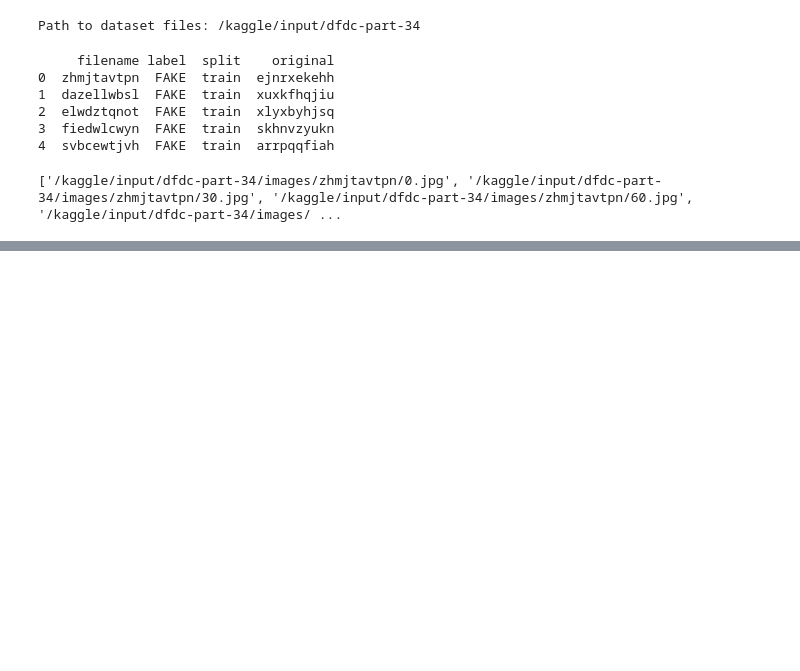
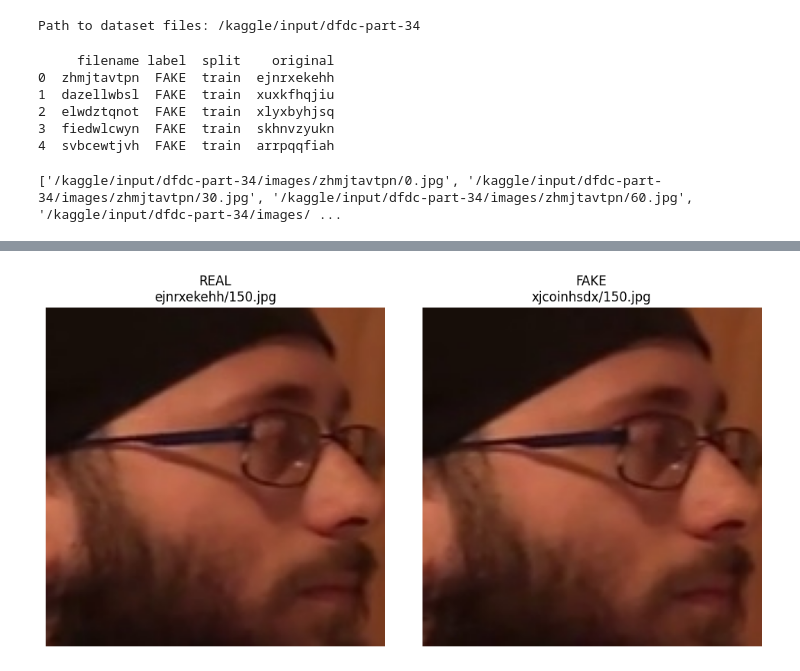
Before and after one commit to fc63/Deep-Fake-Video-Detection, a Jupyter notebook: 1.ipynb, the cells around one changed output, grey strips where cells are left out. Drawn from its saved outputs; the diff is of its cells as text; code cells hidden in the pictures; blank space fills up the shorter version.

```diff
--- a/1.ipynb
+++ b/1.ipynb
@@ -142,0 +80,17 @@ Text(0.5, 1.0, 'Label Distribution (0=REAL, 1=FAKE)')
+# %%
+# Tüm REAL dosya isimlerini küme halinde al (sadece label'ı REAL olanlar)
+real_filenames = set(metadata[metadata['label'] == 'REAL']['filename'])
+
+missing_originals = []
+
+for _, row in metadata.iterrows():
+    if row['label'] == 'FAKE' and row['original'] not in real_filenames:
+        missing_originals.append((row['filename'], row['original']))
+
+# Sonuç
+if missing_originals:
+    print(f"{len(missing_originals)} FAKE dosyasının orijinali eksik:")
+    for fake, original in missing_originals[:10]:
+        print(f"FAKE: {fake} → MISSING ORIGINAL: {original}")
+else:
+    print("Tüm FAKE dosyaların orijinalleri metadata içinde mevcut.")
@@ -142,0 +199,46 @@ Text(0.5, 1.0, 'Label Distribution (0=REAL, 1=FAKE)')
+# %%
+import matplotlib.pyplot as plt
+import cv2
+def show_frame_pair(base_path, real_video, real_frame, fake_video, fake_frame):
+    real_path = os.path.join(base_path, "images", real_video, real_frame)
+    fake_path = os.path.join(base_path, "images", fake_video, fake_frame)
+
+    real_img = cv2.imread(real_path)
+    fake_img = cv2.imread(fake_path)
+
+    if real_img is None or fake_img is None:
+        print("Görsellerden biri yüklenemedi.")
+        return
+
+    # BGR → RGB
+    real_img = cv2.cvtColor(real_img, cv2.COLOR_BGR2RGB)
+    fake_img = cv2.cvtColor(fake_img, cv2.COLOR_BGR2RGB)
+
+    # Görüntüle
+    plt.figure(figsize=(10, 5))
+
+    plt.subplot(1, 2, 1)
+    plt.imshow(real_img)
+    plt.title(f"REAL\n{real_video}/{real_frame}")
+    plt.axis("off")
+
+    plt.subplot(1, 2, 2)
+    plt.imshow(fake_img)
+    plt.title(f"FAKE\n{fake_video}/{fake_frame}")
+    plt.axis("off")
+
+    plt.tight_layout()
+    plt.show()
+
+# Örnek bir satırı seç (örneğin 5. satır)
+example = paired_df.iloc[5]
+
+show_frame_pair(
+    base_path=path,
+    real_video=example["real_video"],
+    real_frame=example["real_frame"],
+    fake_video=example["fake_video"],
+    fake_frame=example["fake_frame"]
+)
+# %% [output]
+[figure, added]
```
Also changed, not shown: parts of 12 cells of this notebook.
